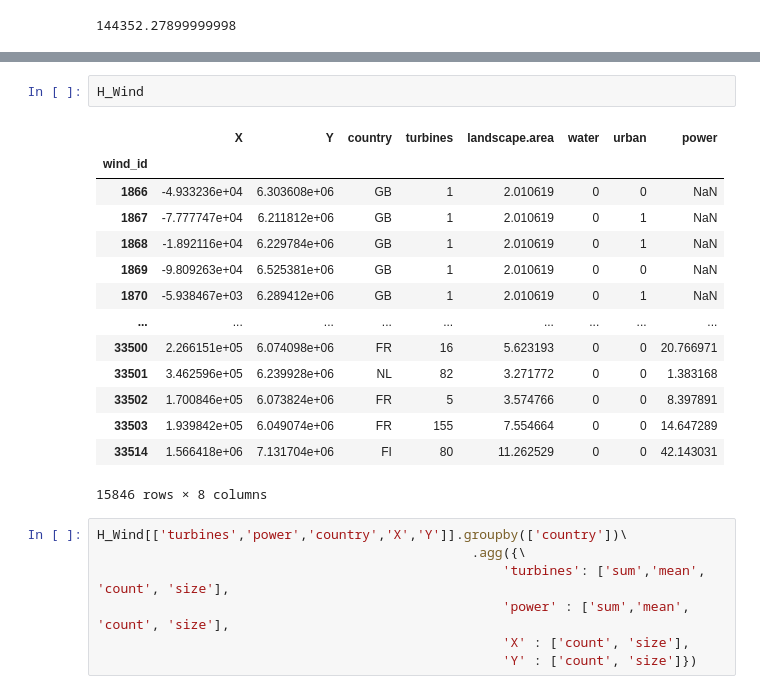
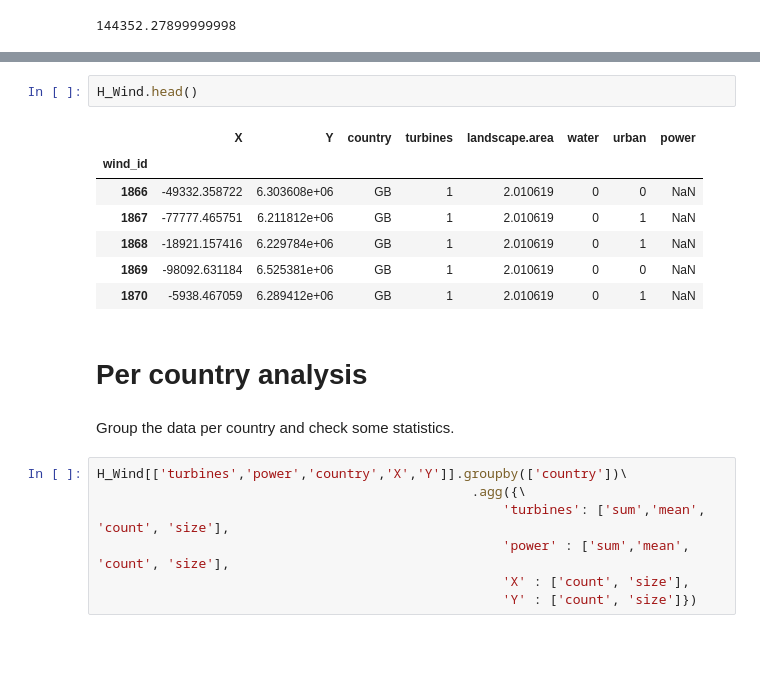
Before and after one commit to JanFrederickUnnewehr/wind_dataset_comparison, a Jupyter notebook: main.ipynb, the cells around one changed output, grey strips where cells are left out. Cells and saved outputs as stored; diff of their text form; blank space fills up the shorter version.

```diff
--- a/main.ipynb
+++ b/main.ipynb
@@ -160,20 +192,17 @@ thewindpower
 # %%
-H_Wind
+H_Wind.head()
 # %% [output]
 |  | X | Y | country | turbines | landscape.area | water | urban | power |
 | wind_id |  |  |  |  |  |  |  |  |
-| 1866 | -4.933236e+04 | 6.303608e+06 | GB | 1 | 2.010619 | 0 | 0 | NaN |
-| 1867 | -7.777747e+04 | 6.211812e+06 | GB | 1 | 2.010619 | 0 | 1 | NaN |
-| 1868 | -1.892116e+04 | 6.229784e+06 | GB | 1 | 2.010619 | 0 | 1 | NaN |
-| 1869 | -9.809263e+04 | 6.525381e+06 | GB | 1 | 2.010619 | 0 | 0 | NaN |
-| 1870 | -5.938467e+03 | 6.289412e+06 | GB | 1 | 2.010619 | 0 | 1 | NaN |
-| ... | ... | ... | ... | ... | ... | ... | ... | ... |
-| 33500 | 2.266151e+05 | 6.074098e+06 | FR | 16 | 5.623193 | 0 | 0 | 20.766971 |
-| 33501 | 3.462596e+05 | 6.239928e+06 | NL | 82 | 3.271772 | 0 | 0 | 1.383168 |
-| 33502 | 1.700846e+05 | 6.073824e+06 | FR | 5 | 3.574766 | 0 | 0 | 8.397891 |
-| 33503 | 1.939842e+05 | 6.049074e+06 | FR | 155 | 7.554664 | 0 | 0 | 14.647289 |
-| 33514 | 1.566418e+06 | 7.131704e+06 | FI | 80 | 11.262529 | 0 | 0 | 42.143031 |
+| 1866 | -49332.358722 | 6.303608e+06 | GB | 1 | 2.010619 | 0 | 0 | NaN |
+| 1867 | -77777.465751 | 6.211812e+06 | GB | 1 | 2.010619 | 0 | 1 | NaN |
+| 1868 | -18921.157416 | 6.229784e+06 | GB | 1 | 2.010619 | 0 | 1 | NaN |
+| 1869 | -98092.631184 | 6.525381e+06 | GB | 1 | 2.010619 | 0 | 0 | NaN |
+| 1870 | -5938.467059 | 6.289412e+06 | GB | 1 | 2.010619 | 0 | 1 | NaN |
-15846 rows × 8 columns
+# %% [markdown]
+# Per country analysis
+# %% [markdown]
+Group the data per country and check some statistics.
 # %%
 H_Wind[['turbines','power','country','X','Y']].groupby(['country'])\
                                                 .agg({\
```
Also changed, not shown: parts of 105 cells of this notebook.
